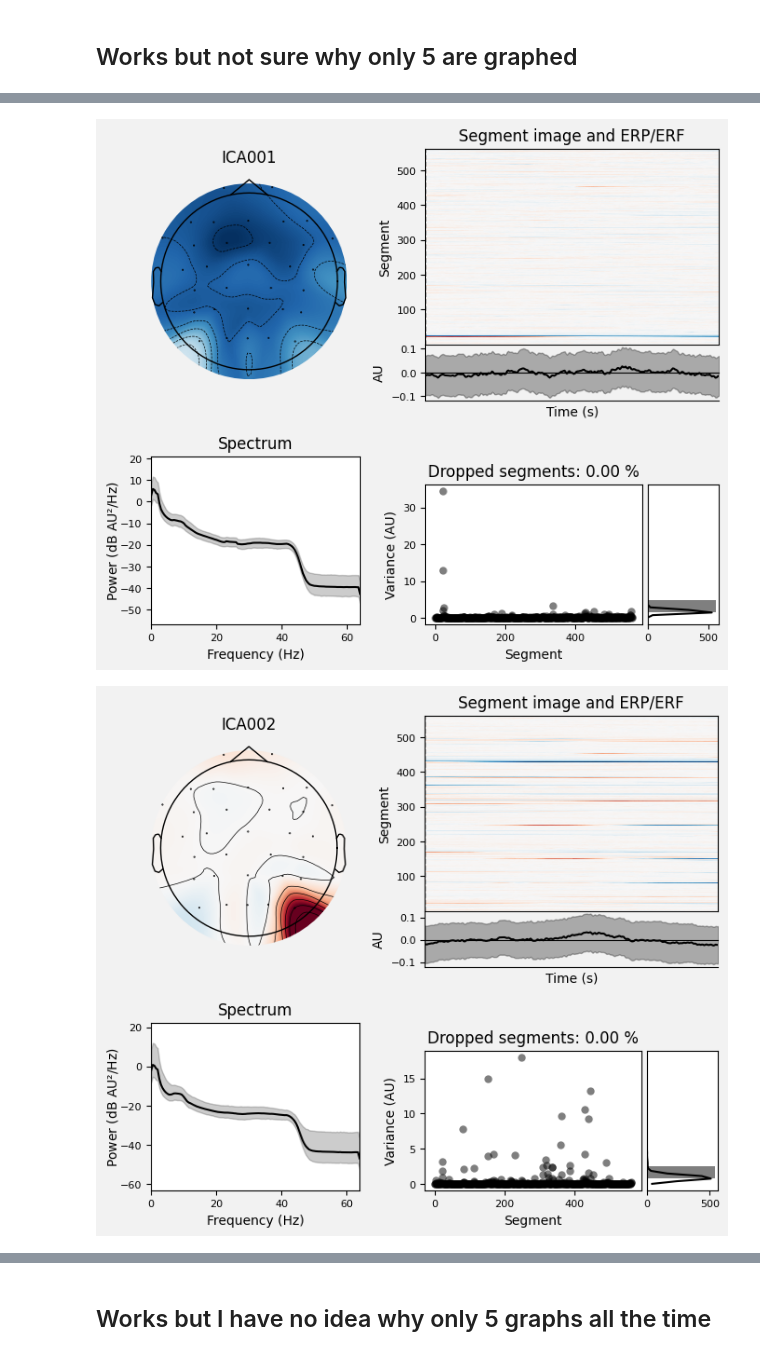
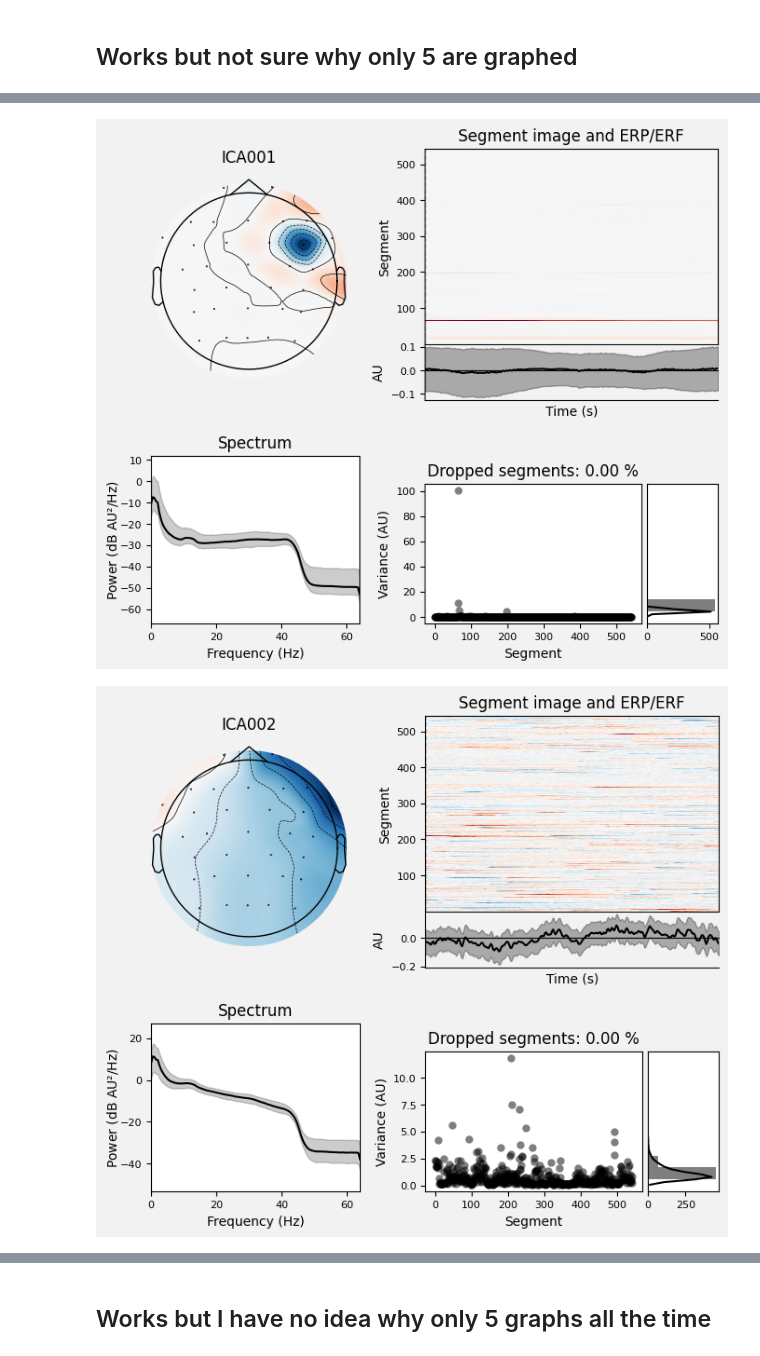
Before and after one commit to georgiasouthernbcilab/EDF_analysis, a Jupyter notebook: Archive/backups.ipynb, the cells around one changed output, grey strips where cells are left out. Drawn from its saved outputs; the diff is of its cells as text; code cells hidden in the pictures.

```diff
--- a/Archive/backups.ipynb
+++ b/Archive/backups.ipynb
@@ -7,7 +7,7 @@ import matplotlib.pyplot as plt
 
 # Read your EDF file
 raw = mne.io.read_raw_edf(
-    r'EDF+\254362\254362.edf',
+    r'EDF+\712563\712563.edf',
     #eog=['Fp1', 'Fp2'], # Define eog channels!  I suggest trying making a copy of these as eog1 and eog2 ##NOTE: YOU MUST watch the capitalization!
     misc=None, # List of channel names to be considered as miscellaneous (MISC) channels.
     stim_channel=None,  # Set to None if you don't have a stim channel
@@ -63,7 +63,7 @@ eeg_channels = ['Cz', 'Fz', 'Fp1', 'F7', 'F3', 'FC1', 'C3', 'FC5', 'FT9', 'T7',
 
 # Read your EDF file
 raw = mne.io.read_raw_edf(
-    r'EDF+\254362\254362.edf',
+    r'EDF+\712563\712563.edf',
     #eog=['Fp1', 'Fp2'], # Define eog channels!  I suggest trying making a copy of these as eog1 and eog2 ##NOTE: YOU MUST watch the capitalization!
     misc=None, # List of channel names to be considered as miscellaneous (MISC) channels.
     stim_channel=None,  # Set to None if you don't have a stim channel
@@ -134,2 +134,2 @@ No baseline correction applied
-[figure, old version]
+[figure, new version]
-[figure, old version]
+[figure, new version]
```
Also changed, not shown: parts of 2 cells of this notebook, 28 other files.
